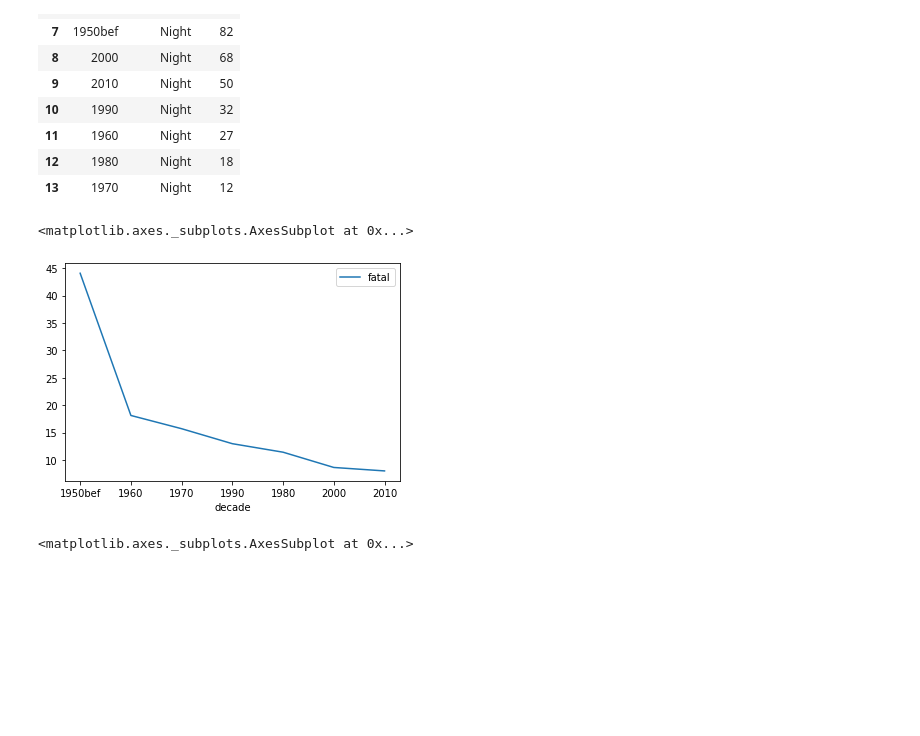
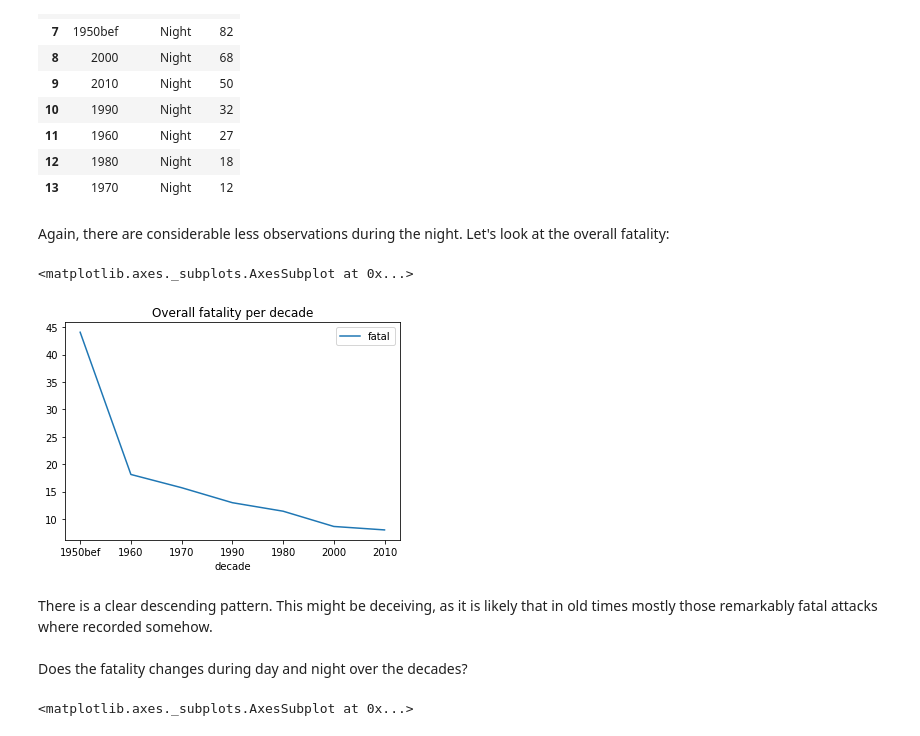
Before and after one commit to DavidCarricondo/data-cleaning-pandas, a Jupyter notebook: Analysis.ipynb, the cells around one changed output. Drawn from its saved outputs; the diff is of its cells as text; code cells hidden in the pictures; blank space fills up the shorter version.

```diff
--- a/Analysis.ipynb
+++ b/Analysis.ipynb
@@ -9,5 +8,5 @@ Firs, let's import the clean dataset:
 # %%
-data = pd.read_csv('data_sharks_clean.csv')
+data = pd.read_csv('./OUTPUT/data_sharks_clean.csv')
 # %% [markdown]
 To begin with, it is a good idea to take a look at the raw numbers:<br> **How many attacks could I classify to have happened during the night and during the day?**
 # %%
@@ -90,11 +103,15 @@ data[['decade','fatal', 'night_day']].groupby(['decade','night_day']).agg('count
 | 11 | 1960 | Night | 27 |
 | 12 | 1980 | Night | 18 |
 | 13 | 1970 | Night | 12 |
+# %% [markdown]
+Again, there are considerable less observations during the night. Let's look at the overall fatality:
 # %%
-data[['decade','fatal']].groupby(['decade']).agg(fatality).sort_values(by='fatal', ascending = False).reset_index().plot('decade', 'fatal')
+data[['decade','fatal']].groupby(['decade']).agg(fatality).sort_values(by='fatal', ascending = False).reset_index().plot('decade', 'fatal', title='Overall fatality per decade')
 # %% [output]
 <matplotlib.axes._subplots.AxesSubplot at 0x...>
-[figure, old version]
+[figure, new version]
+# %% [markdown]
+There is a clear descending pattern. This might be deceiving, as it is likely that in old times mostly those remarkably fatal attacks where recorded somehow.<br><br>Does the fatality changes during day and night over the decades?
 # %%
 data.pivot_table(values=['fatal'], index=['decade'], columns=['night_day'], aggfunc=fatality).plot.bar(title='Fatality per decade and day/night')
 # %% [output]
```
Also changed, not shown: parts of 15 cells of this notebook, 1 other file.
